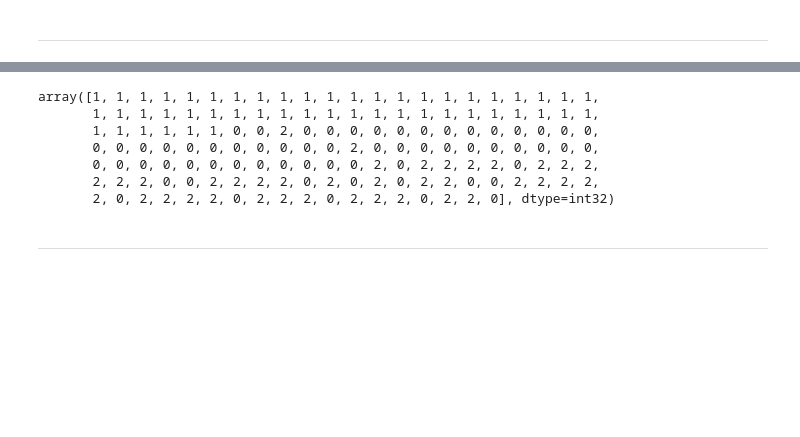
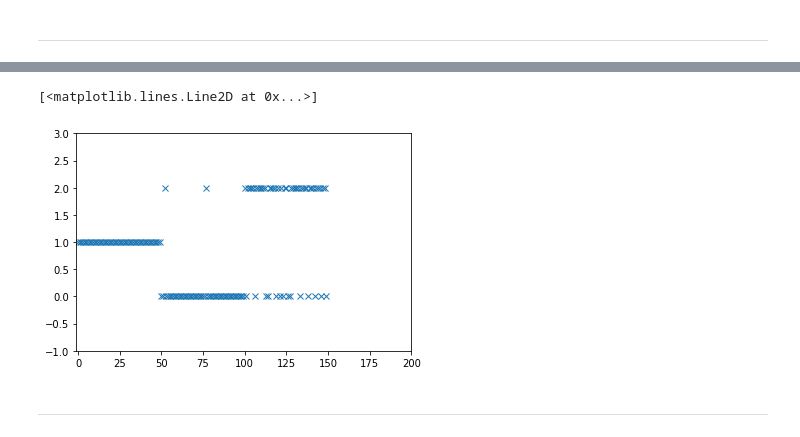
Before and after one commit to charlieconneely/emerging-tech-tasks, a Jupyter notebook: tasks.ipynb, the cells around one changed output, grey strips where cells are left out. Cells and saved outputs as stored; diff of their text form; code cells hidden in the pictures; blank space fills up the shorter version.

```diff
--- a/tasks.ipynb
+++ b/tasks.ipynb
@@ -132,25 +167,14 @@ Four features from measured from each sample: length + width centimetres of the
 # %%
-# Supplier of iris data set
-from sklearn import datasets
-
-# Data clustering software
-import sklearn.cluster as skcl
-
-# Iris Data Set
-iris_ds = datasets.load_iris()
-
+# Perform KMeans clustering on iris data set
 kmeans = skcl.KMeans(n_clusters=3, random_state=0)
 model = kmeans.fit(iris_ds.data)
 
-model.labels_
+plt.xlim([-1, 200])
+plt.ylim([-1, 3])
+plt.plot(model.labels_, 'x')
 # %% [output]
-array([1, 1, 1, 1, 1, 1, 1, 1, 1, 1, 1, 1, 1, 1, 1, 1, 1, 1, 1, 1, 1, 1,
-       1, 1, 1, 1, 1, 1, 1, 1, 1, 1, 1, 1, 1, 1, 1, 1, 1, 1, 1, 1, 1, 1,
-       1, 1, 1, 1, 1, 1, 0, 0, 2, 0, 0, 0, 0, 0, 0, 0, 0, 0, 0, 0, 0, 0,
-       0, 0, 0, 0, 0, 0, 0, 0, 0, 0, 0, 2, 0, 0, 0, 0, 0, 0, 0, 0, 0, 0,
-       0, 0, 0, 0, 0, 0, 0, 0, 0, 0, 0, 0, 2, 0, 2, 2, 2, 2, 0, 2, 2, 2,
-       2, 2, 2, 0, 0, 2, 2, 2, 2, 0, 2, 0, 2, 0, 2, 2, 0, 0, 2, 2, 2, 2,
-       2, 0, 2, 2, 2, 2, 0, 2, 2, 2, 0, 2, 2, 2, 0, 2, 2, 0], dtype=int32)
+[<matplotlib.lines.Line2D at 0x...>]
+[figure, added]
 # %% [markdown]
 ***
 # %% [markdown]
```
Also changed, not shown: parts of 4 cells of this notebook.
